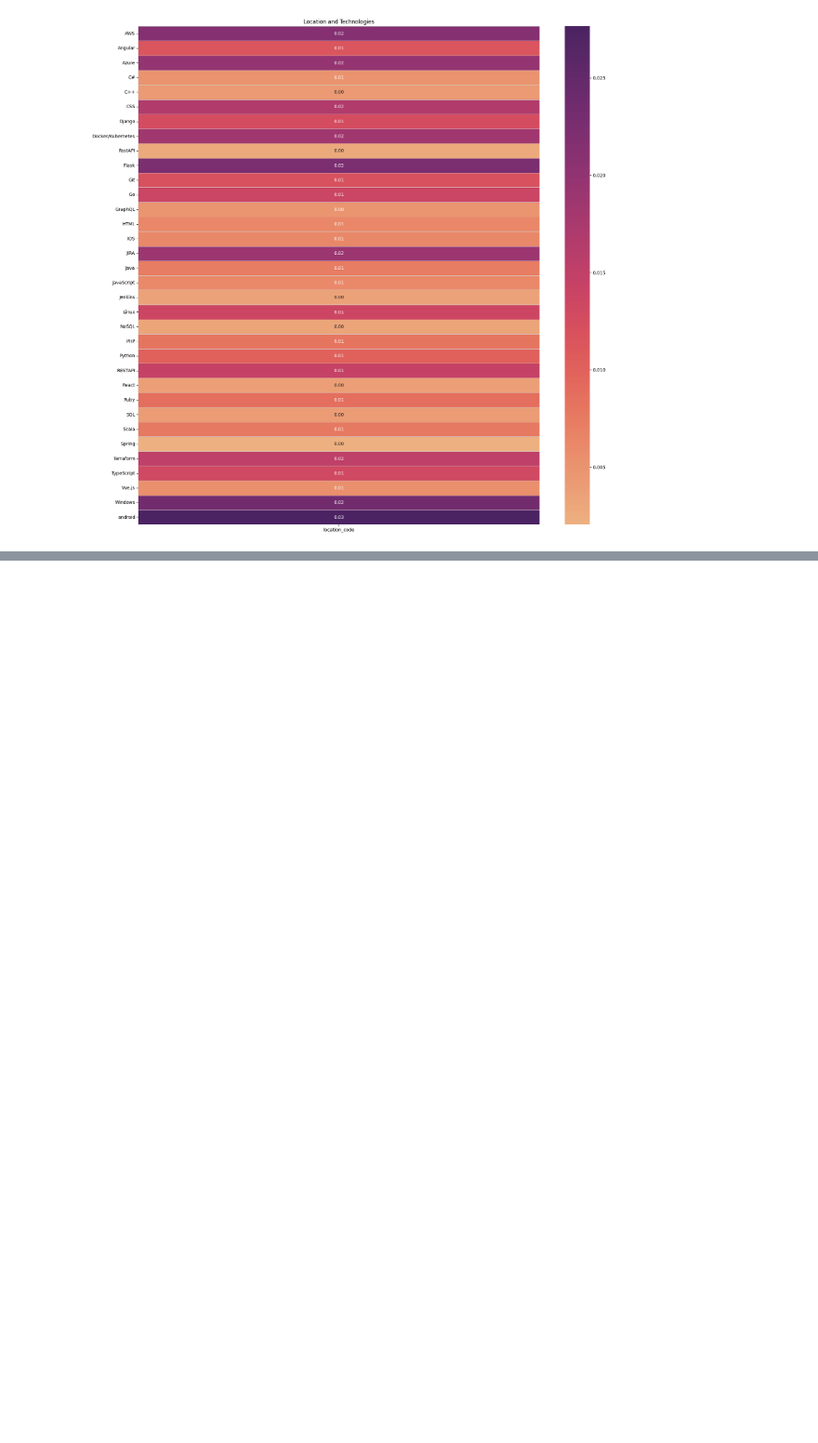
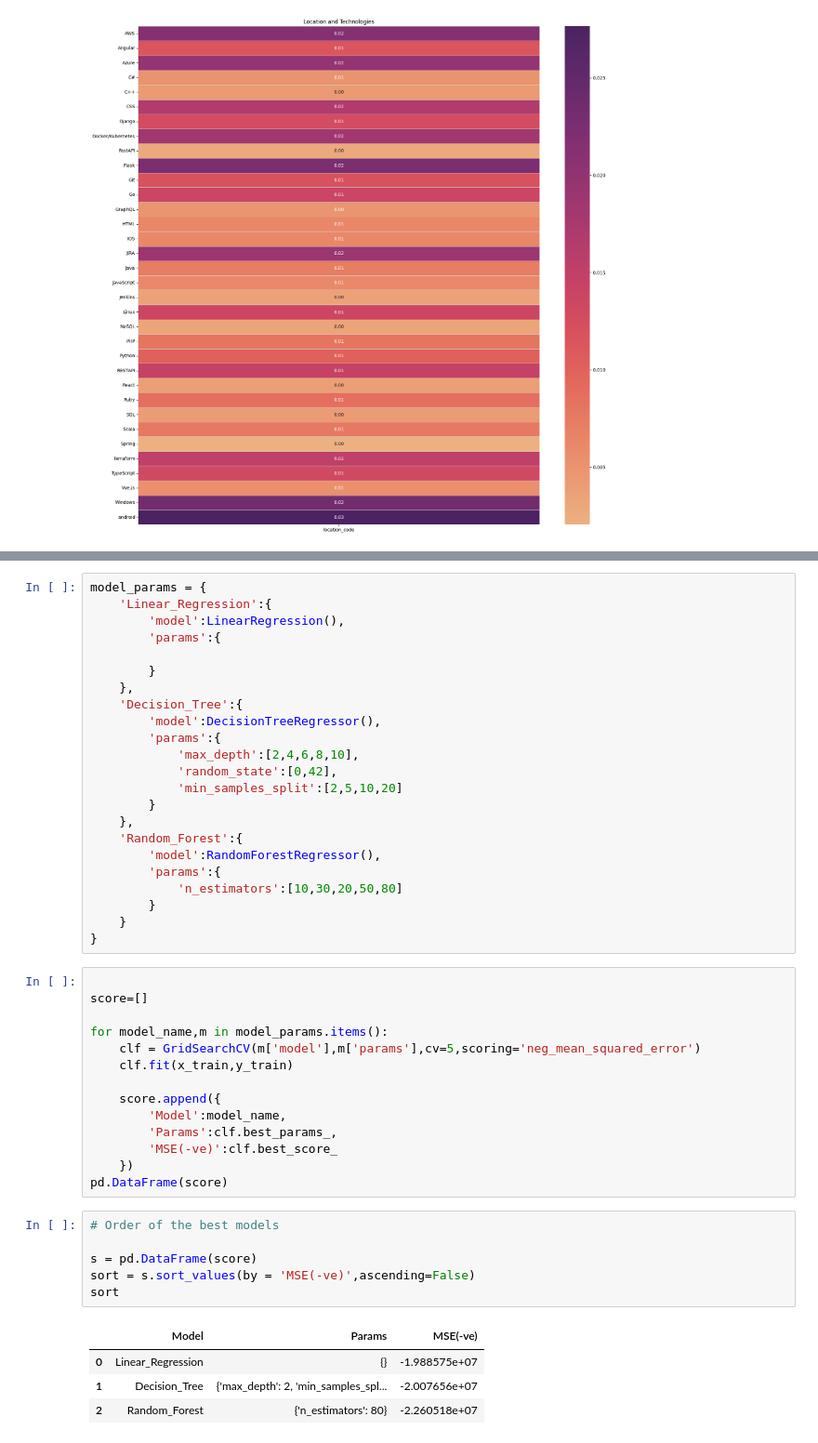
Before and after one commit to lukaszfabia/IT-salary-predictor, a Jupyter notebook: analysis/analysis.ipynb, the cells around one changed output, grey strips where cells are left out. Shown at 93% size. Cells and saved outputs as stored; diff of their text form; blank space fills up the shorter version.

```diff
--- a/analysis/analysis.ipynb
+++ b/analysis/analysis.ipynb
@@ -565,0 +494,48 @@ ValueError: y should be a 1d array, got an array of shape (745, 2) instead.
+# %%
+model_params = {
+    'Linear_Regression':{
+        'model':LinearRegression(),
+        'params':{
+
+        }
+    },
+    'Decision_Tree':{
+        'model':DecisionTreeRegressor(),
+        'params':{
+            'max_depth':[2,4,6,8,10],
+            'random_state':[0,42],
+            'min_samples_split':[2,5,10,20]
+        }
+    },
+    'Random_Forest':{
+        'model':RandomForestRegressor(),
+        'params':{
+            'n_estimators':[10,30,20,50,80]
+        }
+    }
+}
+# %%
+
+score=[]
+
+for model_name,m in model_params.items():
+    clf = GridSearchCV(m['model'],m['params'],cv=5,scoring='neg_mean_squared_error')
+    clf.fit(x_train,y_train)
+
+    score.append({
+        'Model':model_name,
+        'Params':clf.best_params_,
+        'MSE(-ve)':clf.best_score_
+    })
+pd.DataFrame(score)
+# %%
+# Order of the best models
+
+s = pd.DataFrame(score)
+sort = s.sort_values(by = 'MSE(-ve)',ascending=False)
+sort
+# %% [output]
+|  | Model | Params | MSE(-ve) |
+| 0 | Linear_Regression | {} | -1.988575e+07 |
+| 1 | Decision_Tree | {'max_depth': 2, 'min_samples_spl... | -2.007656e+07 |
+| 2 | Random_Forest | {'n_estimators': 80} | -2.260518e+07 |
```
Also changed, not shown: parts of 18 cells of this notebook.
